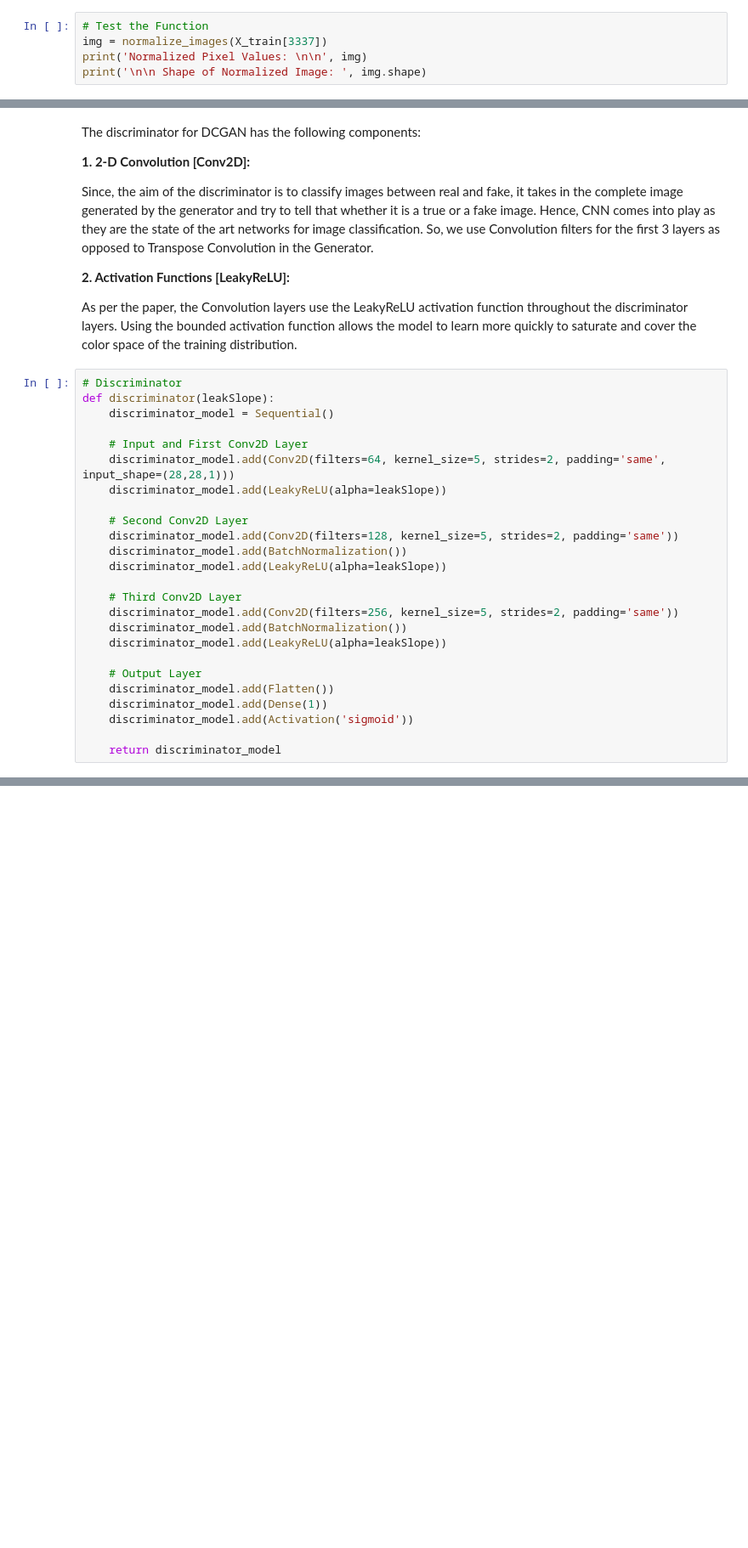
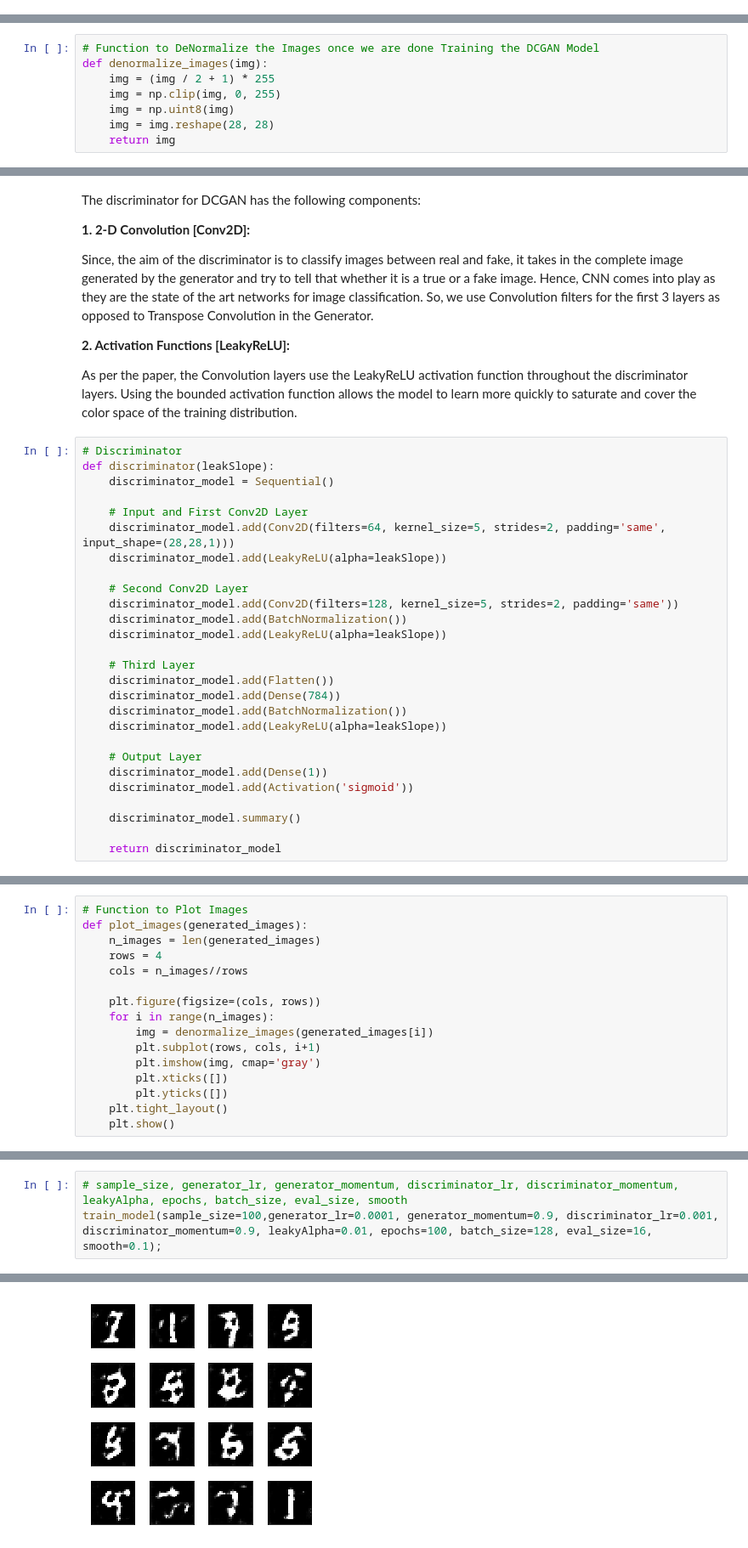
Before and after one commit to anujdutt9/DeepLearning, a Jupyter notebook: DCGAN/DCGAN-MNIST.ipynb, the cells around one changed output, grey strips where cells are left out. Shown at 85% size. Drawn from its saved outputs; the diff is of its cells as text; blank space fills up the shorter version.

Commit message:
DCGAN for MNIST Complete

```diff
--- a/DCGAN/DCGAN-MNIST.ipynb
+++ b/DCGAN/DCGAN-MNIST.ipynb
@@ -122,6 +124 @@ def normalize_images(img):
     return img
-# %%
-# Test the Function
-img = normalize_images(X_train[3337])
-print('Normalized Pixel Values: \n\n', img)
-print('\n\n Shape of Normalized Image: ', img.shape)
@@ -145,0 +125,8 @@ Normalized Pixel Values:
+# %%
+# Function to DeNormalize the Images once we are done Training the DCGAN Model
+def denormalize_images(img):
+    img = (img / 2 + 1) * 255
+    img = np.clip(img, 0, 255)
+    img = np.uint8(img)
+    img = img.reshape(28, 28)
+    return img
@@ -249,14 +243,16 @@ def discriminator(leakSlope):
     discriminator_model.add(BatchNormalization())
     discriminator_model.add(LeakyReLU(alpha=leakSlope))
 
-    # Third Conv2D Layer
-    discriminator_model.add(Conv2D(filters=256, kernel_size=5, strides=2, padding='same'))
+    # Third Layer
+    discriminator_model.add(Flatten())
+    discriminator_model.add(Dense(784))
     discriminator_model.add(BatchNormalization())
     discriminator_model.add(LeakyReLU(alpha=leakSlope))
 
     # Output Layer
-    discriminator_model.add(Flatten())
     discriminator_model.add(Dense(1))
     discriminator_model.add(Activation('sigmoid'))
 
+    discriminator_model.summary()
+
     return discriminator_model
@@ -262,0 +289,16 @@ def discriminator(leakSlope):
+# %%
+# Function to Plot Images
+def plot_images(generated_images):
+    n_images = len(generated_images)
+    rows = 4
+    cols = n_images//rows
+
+    plt.figure(figsize=(cols, rows))
+    for i in range(n_images):
+        img = denormalize_images(generated_images[i])
+        plt.subplot(rows, cols, i+1)
+        plt.imshow(img, cmap='gray')
+        plt.xticks([])
+        plt.yticks([])
+    plt.tight_layout()
+    plt.show()
@@ -262,0 +390,4 @@ def discriminator(leakSlope):
+# %%
+# sample_size, generator_lr, generator_momentum, discriminator_lr, discriminator_momentum, leakyAlpha, epochs, batch_size, eval_size, smooth
+train_model(sample_size=100,generator_lr=0.0001, generator_momentum=0.9, discriminator_lr=0.001, discriminator_momentum=0.9, leakyAlpha=0.01, epochs=100, batch_size=128, eval_size=16, smooth=0.1);
+# %% [output]
@@ -262,0 +411 @@ def discriminator(leakSlope):
+[figure, added]
```
Also changed, not shown: parts of 12 cells of this notebook.
